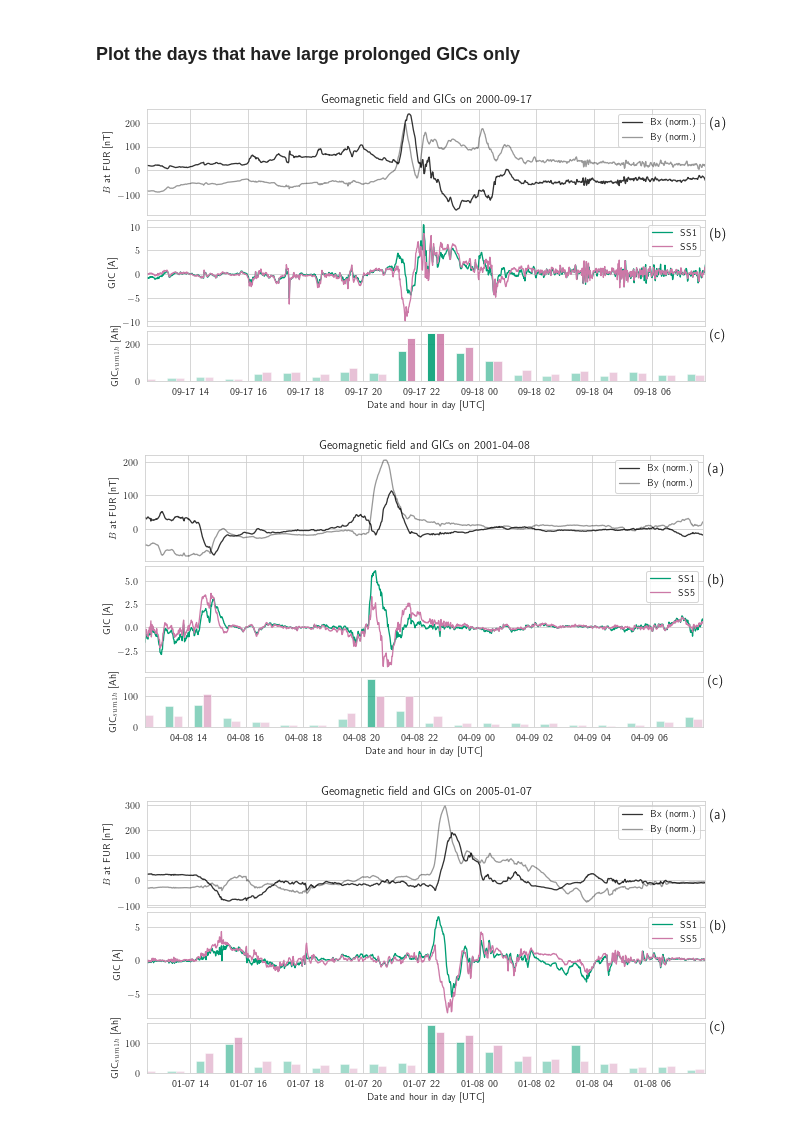
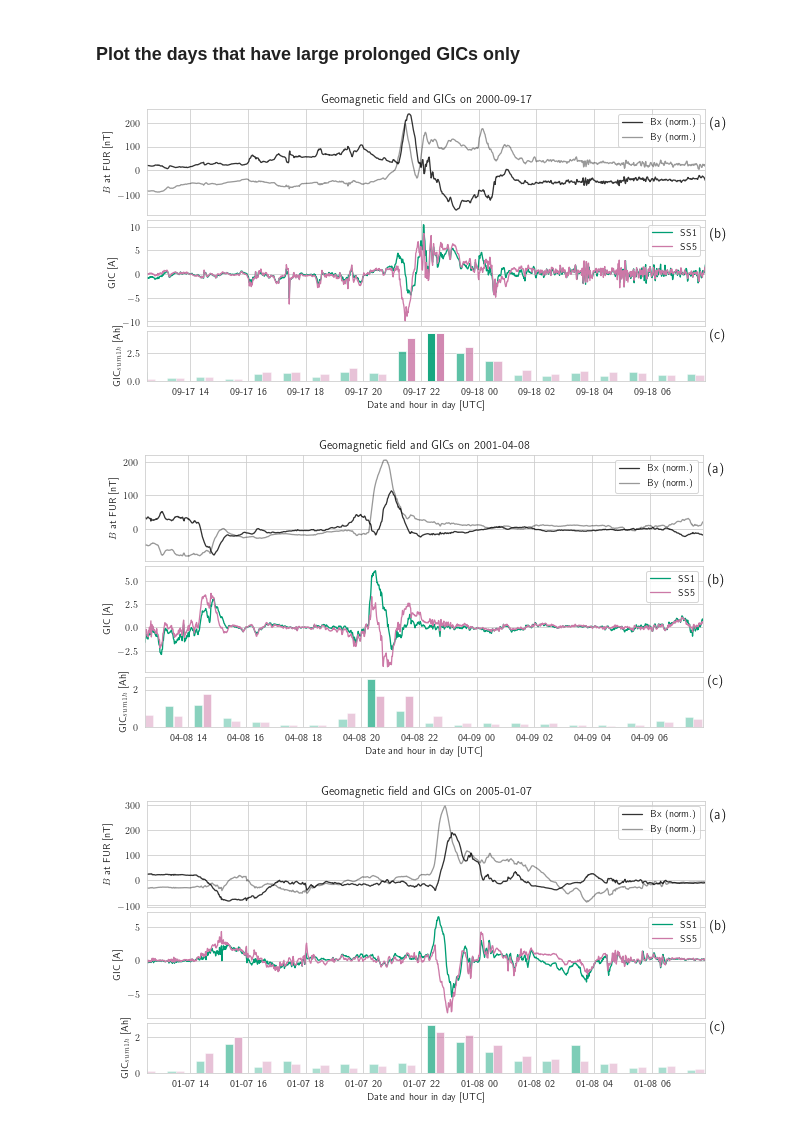
Before and after one commit to bairaelyn/SOLARWIND2GIC, a Jupyter notebook: 2_HistoricalAnalysis.ipynb, the cells around one changed output. Drawn from its saved outputs; the diff is of its cells as text; code cells hidden in the pictures.

```diff
--- a/2_HistoricalAnalysis.ipynb
+++ b/2_HistoricalAnalysis.ipynb
@@ -474,18 +474,19 @@ for max_ind in sums_inds:
 max_gictot_SS5 = pd.Series(max_list_SS5, index=date_list_SS5).sort_values(ascending=False)
 # %%
 # List of days from cumulative GICs
+ndays = 10
 # at SS1
 max_cumSS1_datelist = []
 for x in max_gictot_SS1.index:
-    if str(x)[:10] not in max_cumSS1_datelist:
-        max_cumSS1_datelist.append(str(x)[:10])
-max_cumSS1_datelist = max_cumSS1_datelist[:10]
+    if str(x)[:ndays] not in max_cumSS1_datelist:
+        max_cumSS1_datelist.append(str(x)[:ndays])
+max_cumSS1_datelist = max_cumSS1_datelist[:ndays]
 # at SS5
 max_cumSS5_datelist = []
 for x in max_gictot_SS5.index:
-    if str(x)[:10] not in max_cumSS5_datelist:
-        max_cumSS5_datelist.append(str(x)[:10])
-max_cumSS5_datelist = max_cumSS5_datelist[:10]
+    if str(x)[:ndays] not in max_cumSS5_datelist:
+        max_cumSS5_datelist.append(str(x)[:ndays])
+max_cumSS5_datelist = max_cumSS5_datelist[:ndays]
 print(len(max_cumSS1_datelist), max_cumSS1_datelist)
 print(len(max_cumSS5_datelist), max_cumSS5_datelist)
 # %% [output]
@@ -500,8 +501,8 @@ all_max_dates = list(set(max_SS5_datelist + max_SS1_datelist + max_cumSS5_dateli
 print("n_days = {}".format(len(all_max_dates)))
 all_max_dates.sort()
 n_mins_day = int(60.*24.)
-print("{}\t{}\t{}\t{}\t{}\t{}\t{}".format('Date', r'$dBx/dt$', r'$dBy/dt$', r'$GIC_{abs,SS1}$', r'$GIC_{abs,SS5}$', r'$GIC_{cum1h,SS1}$', r'$GIC_{cum1h,SS5}$'))
-print("{}\t{}\t{}\t{}\t{}\t{}\t{}".format(' ', '[nT/min]', '[nT/min]', '[A]', '[A]', '[A]', '[A]'))
+print("{}\t{}\t{}\t{}\t{}\t{}\t{}".format('Date', r'$dBx/dt$', r'$dBy/dt$', r'\GICabs{1}', r'\GICabs{5}', r'\GICsum{1}', r'\GICsum{5}'))
+print("{}\t{}\t{}\t{}\t{}\t{}\t{}".format(' ', '[nT/min]', '[nT/min]', '[A]', '[A]', '[Ah]', '[Ah]'))
 colstr = {}
 all_max_vals = {1: [], 2: [], 3: [], 4: [], 5: [], 6: []}
 for date in all_max_dates:
@@ -512,8 +513,8 @@ for date in all_max_dates:
     colstr[2] = '{:.1f}'.format(df_FUR.loc[date_dt:date_dt+timedelta(days=1), 'dBy/dt'].max())
     colstr[3] = '{:.2f}'.format(np.max(np.abs(gic_fit_SS1[n_min_diff:n_min_diff+n_mins_day])))
     colstr[4] = '{:.2f}'.format(np.max(np.abs(gic_fit_SS5[n_min_diff:n_min_diff+n_mins_day])))
-    colstr[5] = '{:.1f}'.format(np.max(np.abs(gic_SS1_sums[n_hour_diff:n_hour_diff+24])))
-    colstr[6] = '{:.1f}'.format(np.max(np.abs(gic_SS5_sums[n_hour_diff:n_hour_diff+24])))
+    colstr[5] = '{:.2f}'.format(np.max(np.abs(gic_SS1_sums[n_hour_diff:n_hour_diff+24])))
+    colstr[6] = '{:.2f}'.format(np.max(np.abs(gic_SS5_sums[n_hour_diff:n_hour_diff+24])))
     for colnum, datelist in zip(range(1,7),
                                 [max_dbxdt_datelist, max_dbydt_datelist, max_SS1_datelist,
                                  max_SS5_datelist, max_cumSS1_datelist, max_cumSS5_datelist]):
@@ -671,7 +672,7 @@ for ax, ann in zip([ax3, ax5], ['d', 'f']): # small axes
     ax.text(0.007, 0.75, "({})".format(ann), transform=ax.transAxes, fontsize=14)
 
 # Plot the cumulative sums:
-color_step = 10
+color_step = 1
 low_alpha = 0.3
 event_inds = np.where(np.logical_and(t_sums >= hs_start, t_sums < hs_end))
 gic_SS1_sums_event = gic_SS1_sums[event_inds]
@@ -681,10 +682,10 @@ c_sums = '#363636'
 bar_width = 4e-2
 for i_bars in range(0, int(gic_SS1_sums_event.max())+color_step, color_step):
     inds = np.logical_and(gic_SS1_sums_event >= i_bars, gic_SS1_sums_event < i_bars + color_step)
-    ax3.bar(t_sums_event[inds], gic_SS1_sums_event[inds], width=bar_width, fc=c_sums, alpha=np.min([low_alpha+i_bars/300.*(1.0-low_alpha),1]))
+    ax3.bar(t_sums_event[inds], gic_SS1_sums_event[inds], width=bar_width, fc=c_sums, alpha=np.min([low_alpha+i_bars/5.*(1.0-low_alpha),1]))
 for i_bars in range(0, int(gic_SS5_sums_event.max())+color_step, color_step):
     inds = np.logical_and(gic_SS5_sums_event >= i_bars, gic_SS5_sums_event < i_bars + color_step)
-    ax5.bar(t_sums_event[inds], gic_SS5_sums_event[inds], width=bar_width, fc=c_sums, alpha=np.min([low_alpha+i_bars/300.*(1.0-low_alpha),1]))
+    ax5.bar(t_sums_event[inds], gic_SS5_sums_event[inds], width=bar_width, fc=c_sums, alpha=np.min([low_alpha+i_bars/5.*(1.0-low_alpha),1]))
 
 for ax in [ax1, ax12, ax2, ax3, ax4, ax5]:
     ax.tick_params(axis='y', pad=1)
@@ -724,13 +725,13 @@ ax1.legend()
 ax2.plot_date(halloween_storm.index, gic_2003_SS1, '-', lw=1, c=c_SS1)
 
 # Plot the cumulative sum:
-color_step = 10
+color_step = 1
 low_alpha = 0.3
 # Set a time axis. Bars with time as x-axis throw an error without this
 ax3.plot_date([halloween_storm.index[0], halloween_storm.index[-1]], [0.,0.], c='white', lw=0.)
 for i_bars in range (0, int(gic_SS1_sums_event.max())+color_step, color_step):
     inds = np.logical_and(gic_SS1_sums_event >= i_bars, gic_SS1_sums_event < i_bars + color_step)
-    ax3.bar(t_sums_event[inds], gic_SS1_sums_event[inds], width=bar_width, fc=c_sums, alpha=np.min([low_alpha+i_bars/300.*(1.0-low_alpha),1]))
+    ax3.bar(t_sums_event[inds], gic_SS1_sums_event[inds], width=bar_width, fc=c_sums, alpha=np.min([low_alpha+i_bars/5.*(1.0-low_alpha),1]))
 
 ax1.set_title("Halloween Storm 2003: Geomagnetic Field at FUR and modelled GICs near Vienna")
 ax1.set_ylabel(r"$B$ [nT]")
@@ -779,39 +780,39 @@ for test_day in ['2000-09-17T21:00', '2001-04-08T21:00', '2005-01-07T21:00', '20
     t_sums_date, gic_SS1_sums_date, gic_SS5_sums_date = [], [], []
     while (cut2-n_min_diff) < 60*24:
         cut2 = cut1 + window_len
         t_sums_date.append(test_date + timedelta(minutes=cut1-n_min_diff+window_len/2))
         gic_SS1_sums_date.append(np.sum(np.abs(gic_fit_SS1[cut1:cut2])))
         gic_SS5_sums_date.append(np.sum(np.abs(gic_fit_SS5[cut1:cut2])))
         cut1 += window_len
-    t_sums_date, gic_SS1_sums_date, gic_SS5_sums_date = np.array(t_sums_date), np.array(gic_SS1_sums_date), np.array(gic_SS5_sums_date)
+    t_sums_date, gic_SS1_sums_date, gic_SS5_sums_date = np.array(t_sums_date), np.array(gic_SS1_sums_date)/window_len, np.array(gic_SS5_sums_date)/window_len
 
     # Plot the cumulative sum:
-    color_step = 10
+    color_step = 0.1
     low_alpha = 0.3
     # Set a time axis. Bars with time as x-axis throw an error without this
     ax3.plot_date([time_plot[0], time_plot[-1]], [0.,0.], c='white', lw=0.)
-    for i_bars in range(0, int(np.max(gic_SS1_sums_date))+color_step, color_step):
+    for i_bars in np.arange(0, np.ceil(np.max(gic_SS1_sums_date))+color_step, color_step):
         inds = np.logical_and(gic_SS1_sums_date >= i_bars, gic_SS1_sums_date < i_bars + color_step)
-        ax3.bar(t_sums_date[inds]-timedelta(minutes=9), gic_SS1_sums_date[inds], width=1.2e-2, fc=c_SS1, alpha=np.min([low_alpha+i_bars/300.*(1.0-low_alpha),1]))
-    for i_bars in range(0, int(np.max(gic_SS5_sums_date))+color_step, color_step):
+        ax3.bar(t_sums_date[inds]-timedelta(minutes=9), gic_SS1_sums_date[inds], width=1.2e-2, fc=c_SS1, alpha=np.min([low_alpha+i_bars/5.*(1.0-low_alpha),1]))
+    for i_bars in np.arange(0, np.ceil(np.max(gic_SS5_sums_date))+color_step, color_step):
         inds = np.logical_and(gic_SS5_sums_date >= i_bars, gic_SS5_sums_date < i_bars + color_step)
-        ax3.bar(t_sums_date[inds]+timedelta(minutes=9), gic_SS5_sums_date[inds], width=1.2e-2, fc=c_SS5, alpha=np.min([low_alpha+i_bars/300.*(1.0-low_alpha),1]))
+        ax3.bar(t_sums_date[inds]+timedelta(minutes=9), gic_SS5_sums_date[inds], width=1.2e-2, fc=c_SS5, alpha=np.min([low_alpha+i_bars/5.*(1.0-low_alpha),1]))
 
     ax1.set_xlim((test_date+timedelta(minutes=30)+timedelta(hours=3), test_date+timedelta(days=1)-timedelta(minutes=70)))
     ax1.set_title("Geomagnetic field and GICs on {}".format(test_day[:10]))
     ax1.set_ylabel(r"$B$ at FUR [nT]")
     ax2.set_ylabel(r"GIC [A]")
     ax3.set_ylabel(r"GIC$_{sum1h}$ [Ah]")
     ax3.set_xlabel("Date and hour in day [UTC]")
     plt.subplots_adjust(hspace=0.1)
 
     # Label each panel:
     for ax, ann in zip([ax1, ax2, ax3], ['a', 'b', 'c']):
         ax.text(1.01, 0.83, "({})".format(ann), transform=ax.transAxes, fontsize=14)
 
     plt.savefig(os.path.join(plot_path, "example_{}.png".format(test_day[:10])), dpi=300, bbox_inches='tight')
     plt.show()
 # %% [output]
-[figure, old version]
+[figure, new version]
-[figure, old version]
+[figure, new version]
-[figure, old version]
+[figure, new version]
```
Also changed, not shown: parts of 7 cells of this notebook, 2 other files.
